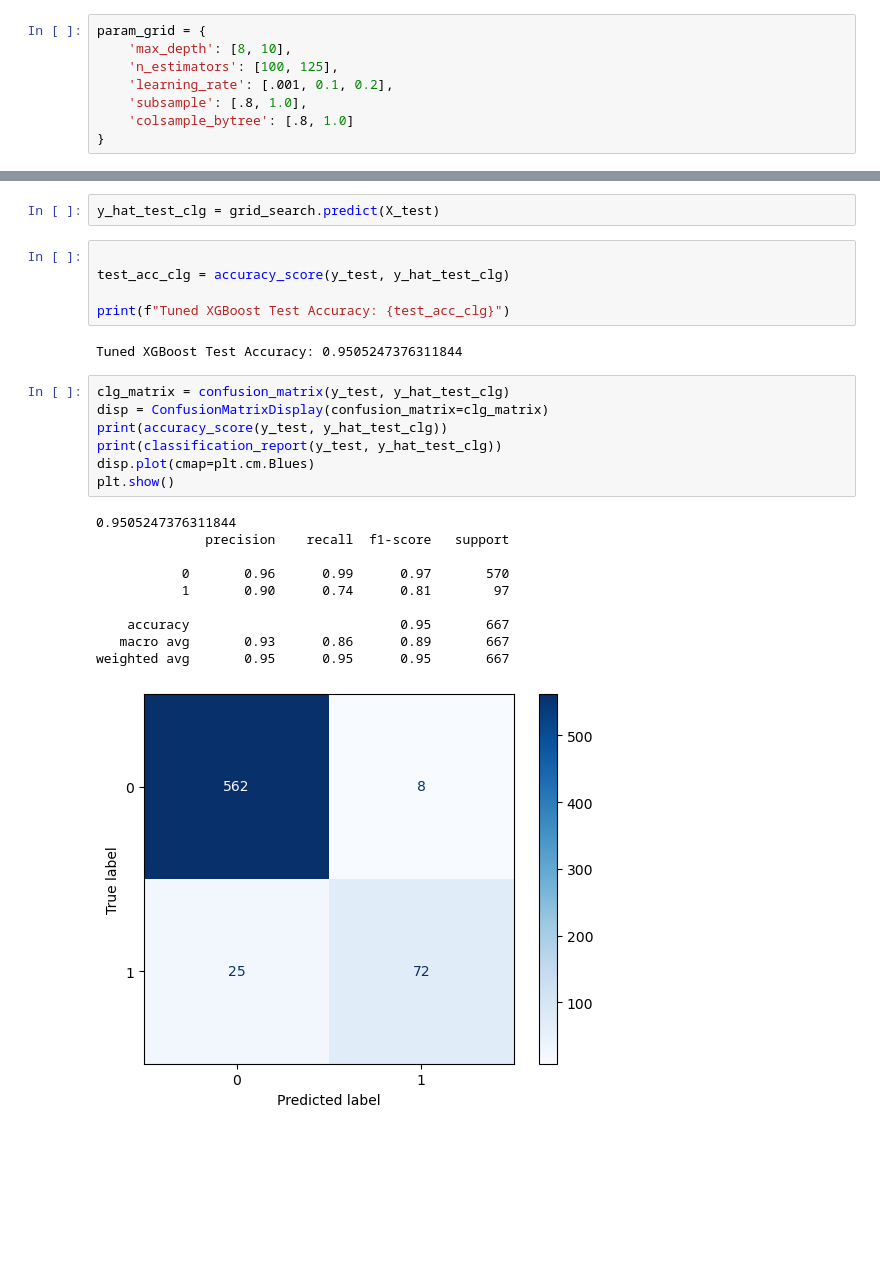
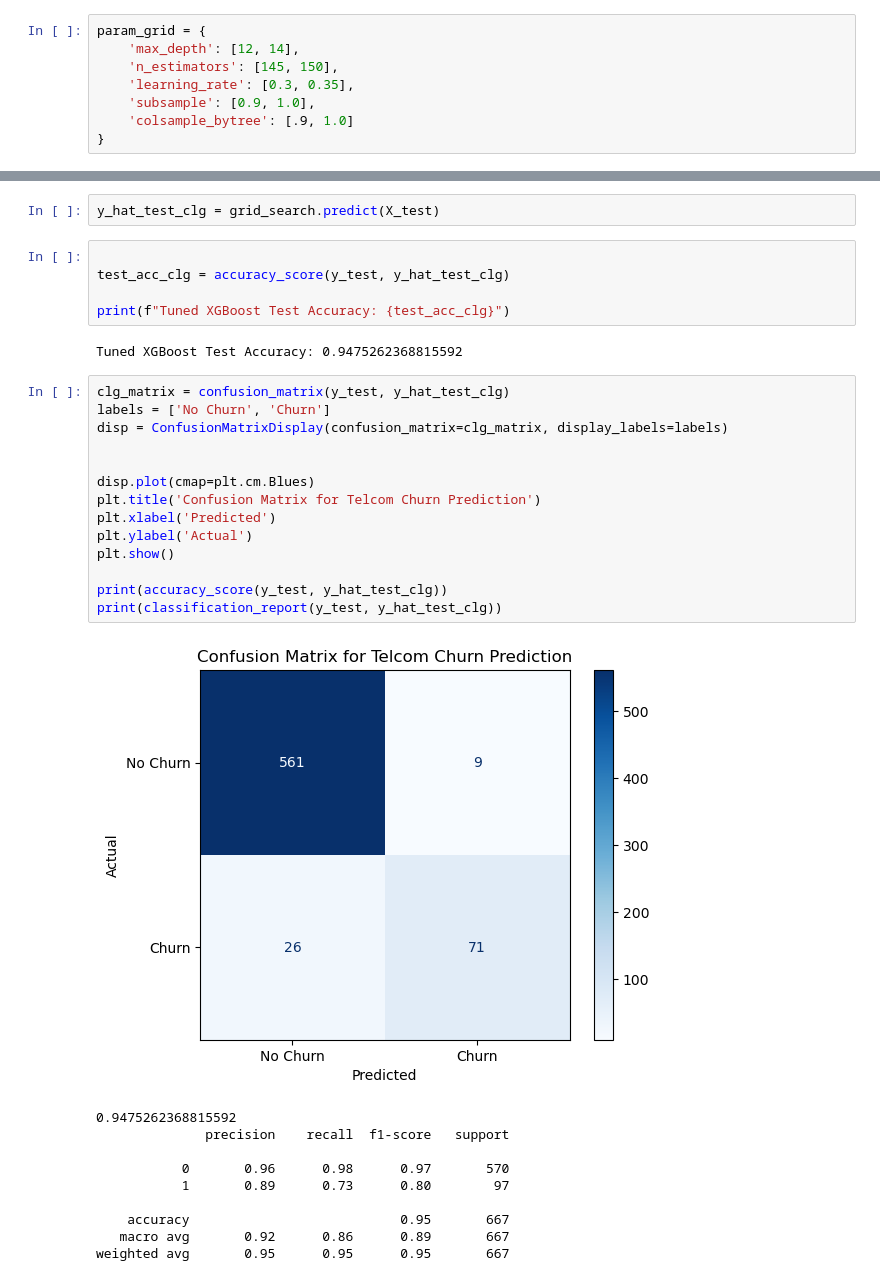
Before and after one commit to tstrain199/Telcom_Churn_Prediction, a Jupyter notebook: notebook.ipynb, the cells around one changed output, grey strips where cells are left out. Saved outputs shown, nothing was run; the diff lists cells and outputs as text; blank space fills up the shorter version.

```diff
--- a/notebook.ipynb
+++ b/notebook.ipynb
@@ -288,11 +293,11 @@ recall score: 0.16494845360824742
 By tuning the XGBoost model we were able to improve on the target metric. Using a learning rate of .2, a max depth of 10 and 100 estimators this model had a recall of .74
 # %%
 param_grid = {
-    'max_depth': [8, 10],
-    'n_estimators': [100, 125],
-    'learning_rate': [.001, 0.1, 0.2],
-    'subsample': [.8, 1.0],
-    'colsample_bytree': [.8, 1.0]
+    'max_depth': [12, 14],
+    'n_estimators': [145, 150],
+    'learning_rate': [0.3, 0.35],
+    'subsample': [0.9, 1.0],
+    'colsample_bytree': [.9, 1.0]
 }
 # %%
 clg = XGBClassifier(
@@ -345,25 +338,32 @@ test_acc_clg = accuracy_score(y_test, y_hat_test_clg)
 
 print(f"Tuned XGBoost Test Accuracy: {test_acc_clg}")
 # %% [output]
-Tuned XGBoost Test Accuracy: 0.9505247376311844
+Tuned XGBoost Test Accuracy: 0.9475262368815592
 # %%
 clg_matrix = confusion_matrix(y_test, y_hat_test_clg)
-disp = ConfusionMatrixDisplay(confusion_matrix=clg_matrix)
+labels = ['No Churn', 'Churn']
+disp = ConfusionMatrixDisplay(confusion_matrix=clg_matrix, display_labels=labels)
+
+
+disp.plot(cmap=plt.cm.Blues)
+plt.title('Confusion Matrix for Telcom Churn Prediction')
+plt.xlabel('Predicted')
+plt.ylabel('Actual')
+plt.show()
+
 print(accuracy_score(y_test, y_hat_test_clg))
 print(classification_report(y_test, y_hat_test_clg))
-disp.plot(cmap=plt.cm.Blues)
-plt.show()
 # %% [output]
+[figure, new version]
-0.9505247376311844
+0.9475262368815592
               precision    recall  f1-score   support
 
-           0       0.96      0.99      0.97       570
-           1       0.90      0.74      0.81        97
+           0       0.96      0.98      0.97       570
+           1       0.89      0.73      0.80        97
 
     accuracy                           0.95       667
-   macro avg       0.93      0.86      0.89       667
+   macro avg       0.92      0.86      0.89       667
 weighted avg       0.95      0.95      0.95       667
-[figure, old version]
 # %%
 print(f'Accuracy score: {accuracy_score(y_test, y_hat_test_clg)} \n')
 print(f'Recall score: {recall_score(y_test, y_hat_test_clg)} \n')
```
Also changed, not shown: parts of 10 cells of this notebook, 2 other files.
